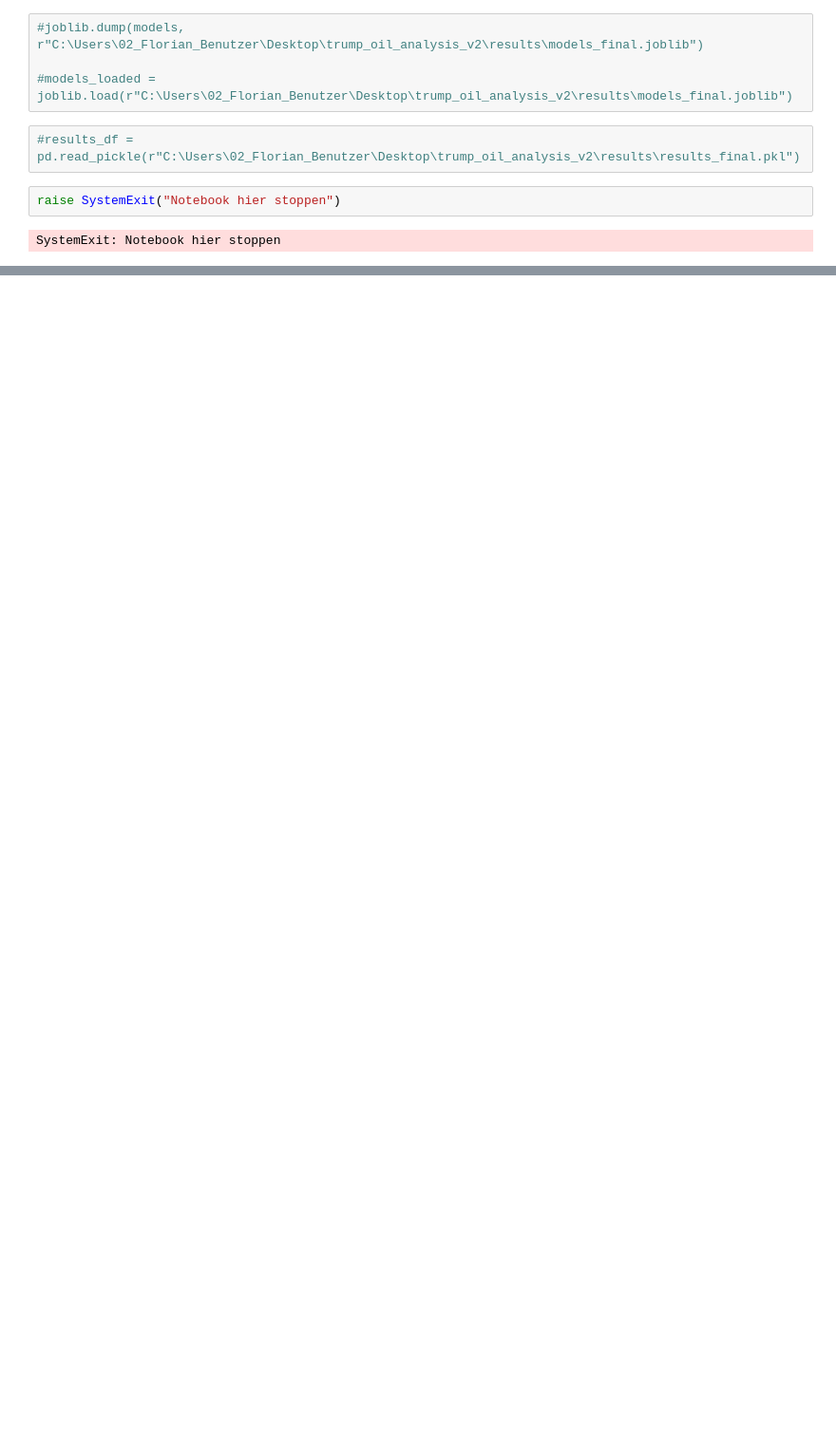
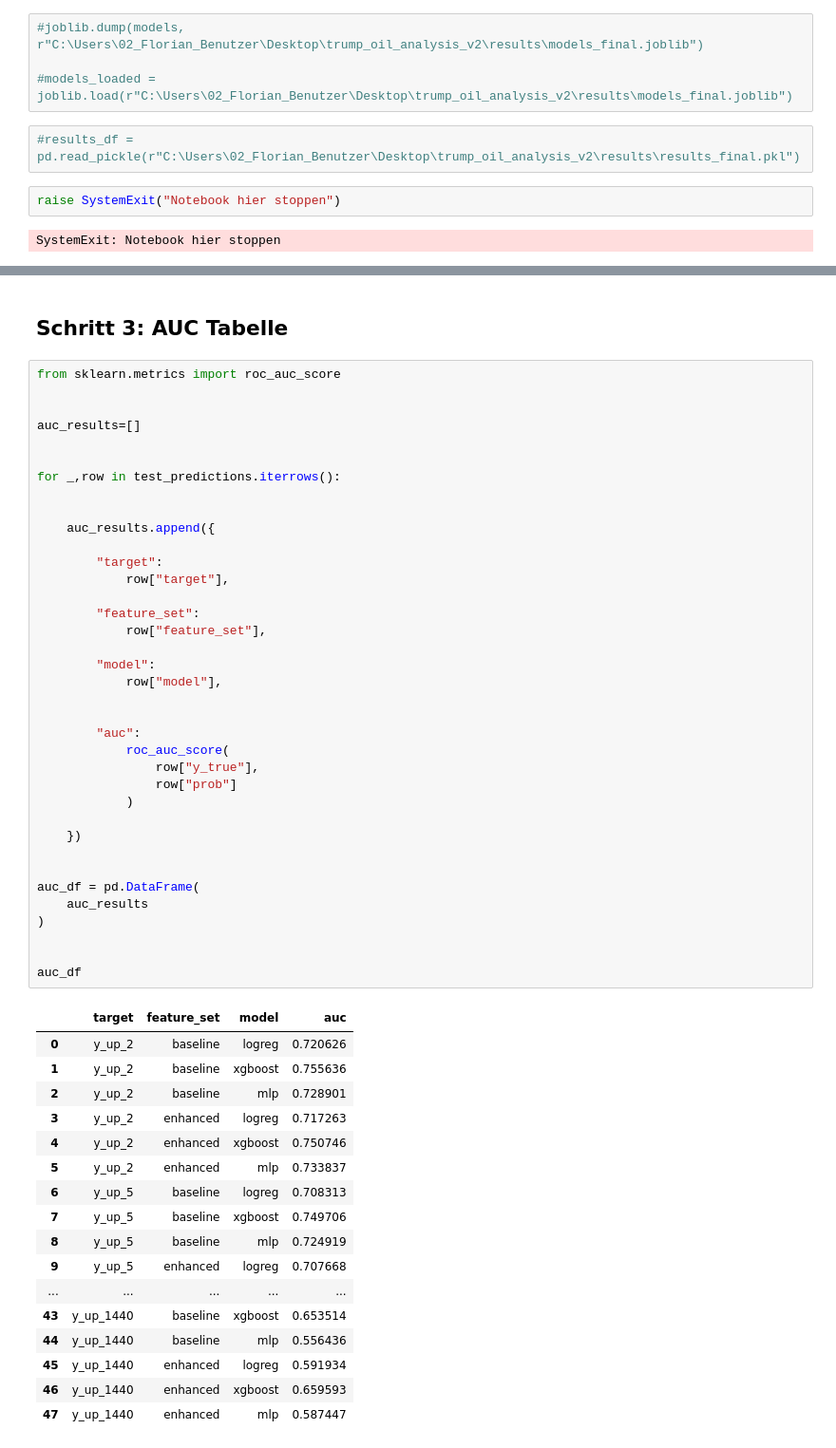
Before and after one commit to fstevener/trump_oil_analysis_v2, a Jupyter notebook: 01_notebooks/3.2_modeling_finalVersion copy.ipynb, the cells around one changed output, grey strips where cells are left out. Shown at 95% size. Cells and saved outputs as stored; diff of their text form; blank space fills up the shorter version.

```diff
--- a/01_notebooks/3.2_modeling_finalVersion copy.ipynb
+++ b/01_notebooks/3.2_modeling_finalVersion copy.ipynb
@@ -1162,0 +1439,57 @@ SystemExit: Notebook hier stoppen
+# %% [markdown]
+## Schritt 3: AUC Tabelle
+# %%
+from sklearn.metrics import roc_auc_score
+
+
+auc_results=[]
+
+
+for _,row in test_predictions.iterrows():
+
+
+    auc_results.append({
+
+        "target":
+            row["target"],
+
+        "feature_set":
+            row["feature_set"],
+
+        "model":
+            row["model"],
+
+
+        "auc":
+            roc_auc_score(
+                row["y_true"],
+                row["prob"]
+            )
+
+    })
+
+
+auc_df = pd.DataFrame(
+    auc_results
+)
+
+
+auc_df
+# %% [output]
+|  | target | feature_set | model | auc |
+| 0 | y_up_2 | baseline | logreg | 0.720626 |
+| 1 | y_up_2 | baseline | xgboost | 0.755636 |
+| 2 | y_up_2 | baseline | mlp | 0.728901 |
+| 3 | y_up_2 | enhanced | logreg | 0.717263 |
+| 4 | y_up_2 | enhanced | xgboost | 0.750746 |
+| 5 | y_up_2 | enhanced | mlp | 0.733837 |
+| 6 | y_up_5 | baseline | logreg | 0.708313 |
+| 7 | y_up_5 | baseline | xgboost | 0.749706 |
+| 8 | y_up_5 | baseline | mlp | 0.724919 |
+| 9 | y_up_5 | enhanced | logreg | 0.707668 |
+| ... | ... | ... | ... | ... |
+| 43 | y_up_1440 | baseline | xgboost | 0.653514 |
+| 44 | y_up_1440 | baseline | mlp | 0.556436 |
+| 45 | y_up_1440 | enhanced | logreg | 0.591934 |
+| 46 | y_up_1440 | enhanced | xgboost | 0.659593 |
+| 47 | y_up_1440 | enhanced | mlp | 0.587447 |
```
Also changed, not shown: parts of 26 cells of this notebook, 2 other files.
